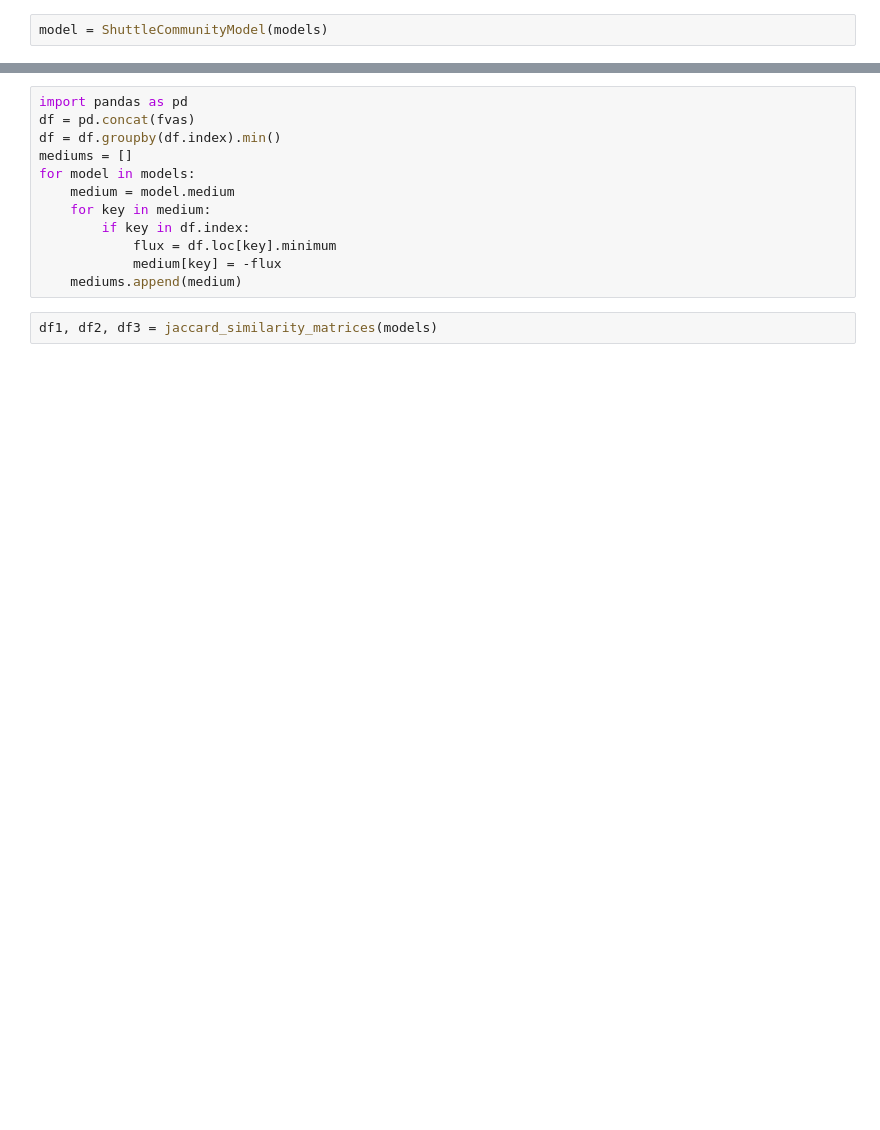
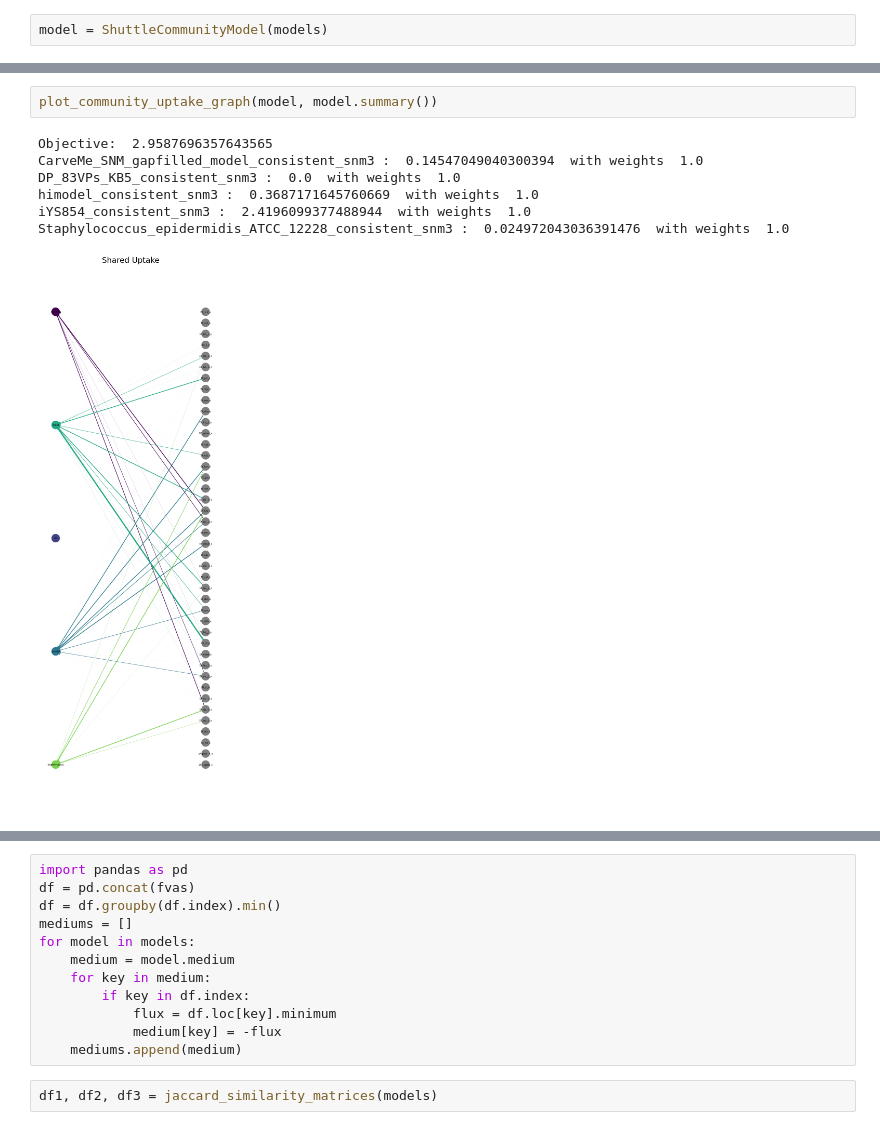
Before and after one commit to manuelgloeckler/ncmw, a Jupyter notebook: testings.ipynb, the cells around one changed output, grey strips where cells are left out. Cells and saved outputs as stored; diff of their text form; blank space fills up the shorter version.

```diff
--- a/testings.ipynb
+++ b/testings.ipynb
@@ -30,0 +382,10 @@ print(MBR)
+# %%
+plot_community_uptake_graph(model, model.summary())
+# %% [output]
+Objective:  2.9587696357643565
+CarveMe_SNM_gapfilled_model_consistent_snm3 :  0.14547049040300394  with weights  1.0
+DP_83VPs_KB5_consistent_snm3 :  0.0  with weights  1.0
+himodel_consistent_snm3 :  0.3687171645760669  with weights  1.0
+iYS854_consistent_snm3 :  2.4196099377488944  with weights  1.0
+Staphylococcus_epidermidis_ATCC_12228_consistent_snm3 :  0.024972043036391476  with weights  1.0
+[figure, added]
```
Also changed, not shown: parts of 155 cells of this notebook, 4 other files.
